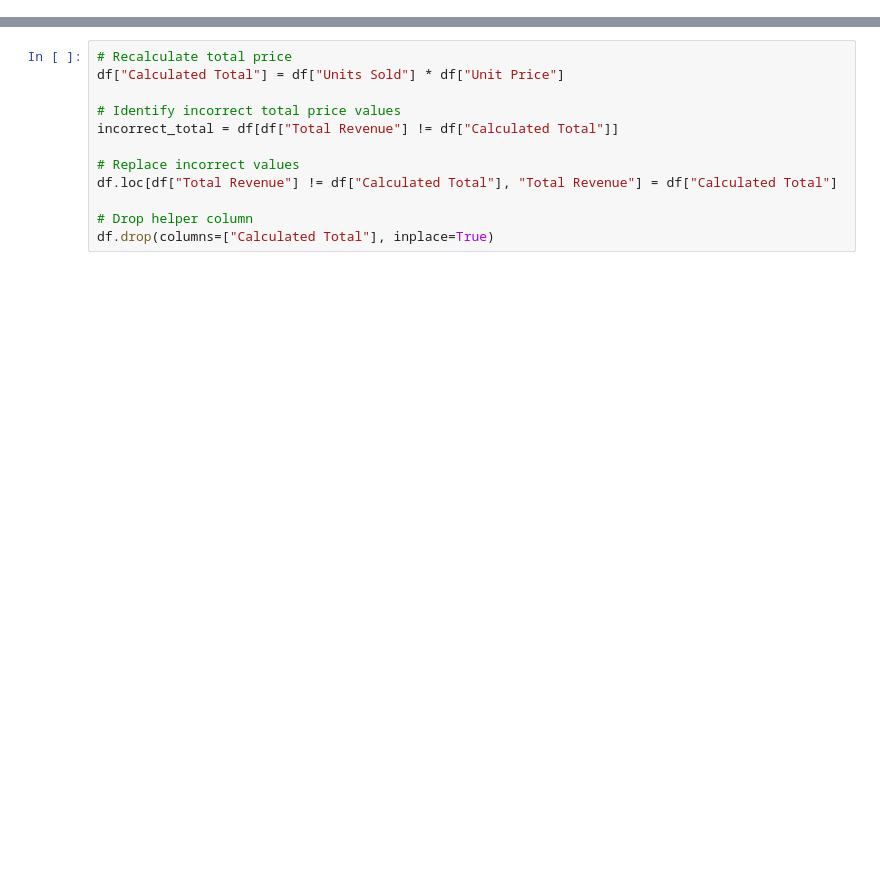
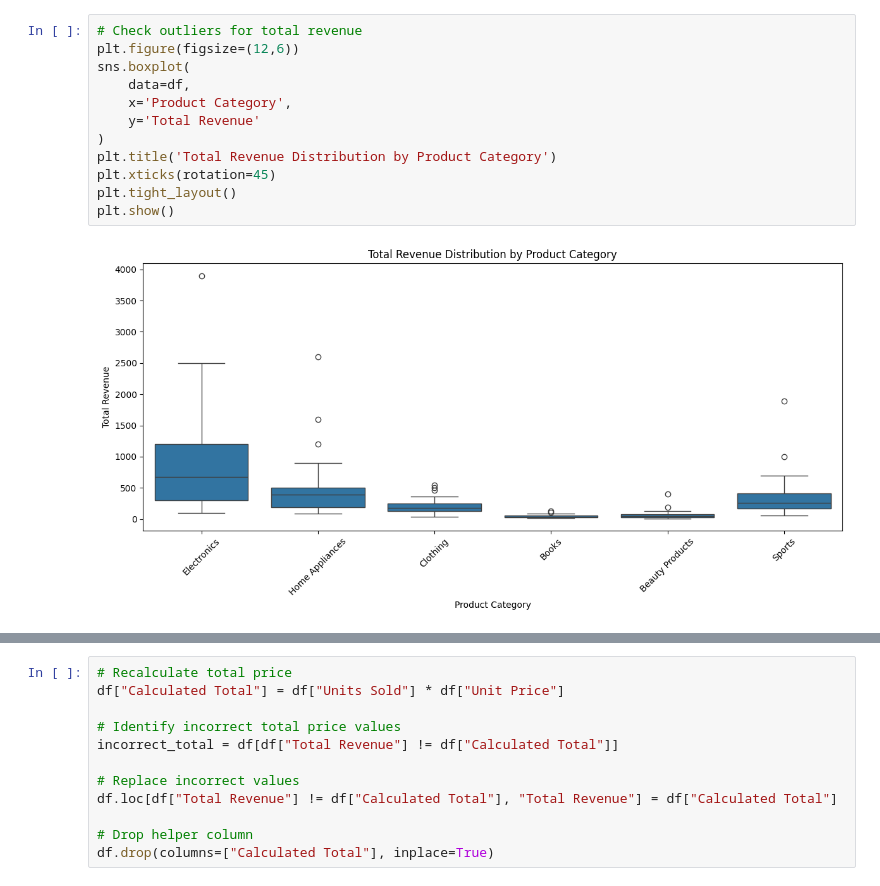
Before and after one commit to chwankai/Online-Sales-Dataset-Analysis, a Jupyter notebook: main.ipynb, the cells around one changed output, grey strips where cells are left out. Saved outputs shown, nothing was run; the diff lists cells and outputs as text; blank space fills up the shorter version.

```diff
--- a/main.ipynb
+++ b/main.ipynb
@@ -65,0 +114,14 @@ dtype: int64
+# %%
+# Check outliers for total revenue
+plt.figure(figsize=(12,6))
+sns.boxplot(
+    data=df,
+    x='Product Category',
+    y='Total Revenue'
+)
+plt.title('Total Revenue Distribution by Product Category')
+plt.xticks(rotation=45)
+plt.tight_layout()
+plt.show()
+# %% [output]
+[figure, added]
```
Also changed, not shown: parts of 34 cells of this notebook, 2 other files.
